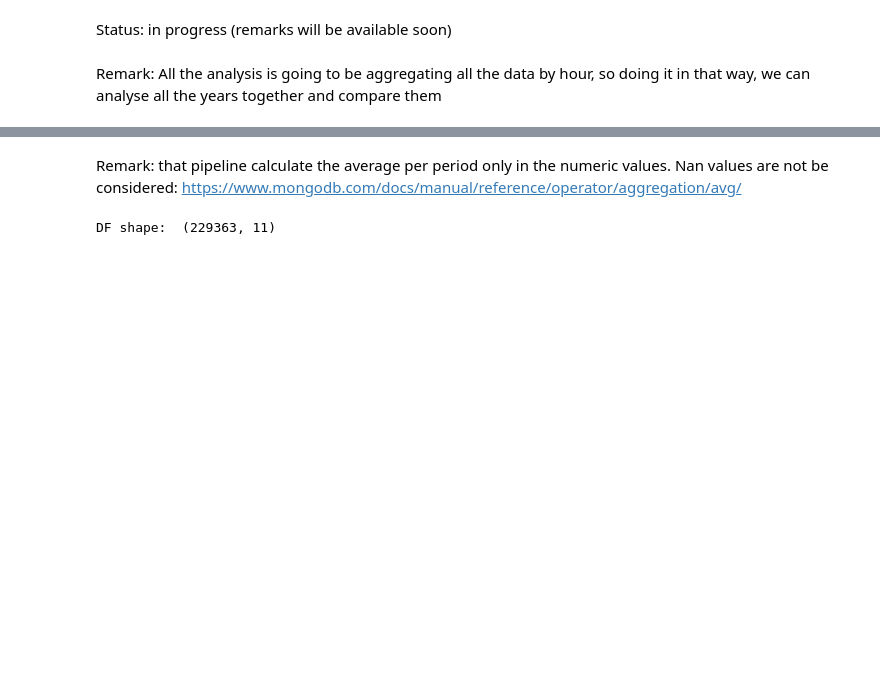
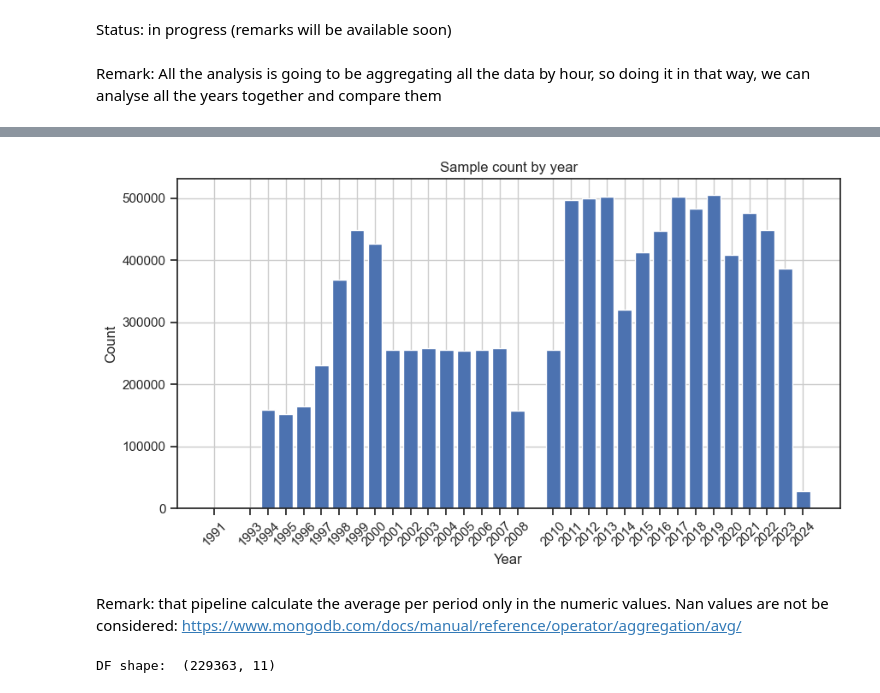
Before and after one commit to Benjaminsch1301/cmmProject, a Jupyter notebook: laSilla/analysis/analysis_aggregated_by_hour.ipynb, the cells around one changed output, grey strips where cells are left out. Drawn from its saved outputs; the diff is of its cells as text; code cells hidden in the pictures; blank space fills up the shorter version.

Commit message:
counting values in mongodb

```diff
--- a/laSilla/analysis/analysis_aggregated_by_hour.ipynb
+++ b/laSilla/analysis/analysis_aggregated_by_hour.ipynb
@@ -25,0 +29,17 @@ collection = db[db_name]
+# %%
+
+## samples per year
+pipeline = [
+    {   # it extracts the year from Date time
+        "$project": { "year": {"$year": {"$dateFromString": {"dateString": "$Date time"}}},}
+    },
+    { "$group": {# grouping by year and sum per sample
+            "_id": "$year",
+            "count": {"$sum": 1}}
+    },
+    {"$sort": {"_id": 1}  # sort by year in ascending order
+    }
+]
+result = list(collection.aggregate(pipeline))
+for result_it in result:
+    print(f"Year: {result_it['_id']}, Count: {result_it['count']}")
@@ -26,3 +64,17 @@ collection = db[db_name]
+# %%
+years = [result_it['_id'] for result_it in result]
+counts = [result_it['count'] for result_it in result]
+
+fig, ax = plt.subplots(figsize=(10,5))
+plt.bar(years, counts)
+plt.xticks(years,rotation=45)
+plt.xlabel('Year')
+plt.ylabel('Count')
+plt.title('Sample count by year')
+plt.grid(True)
+plt.show()
+# %% [output]
+[figure, added]
 # %%
 ## utils (skip this cell)
 numeric_col = [
```
Also changed, not shown: parts of 4 cells of this notebook, 3 other files.
